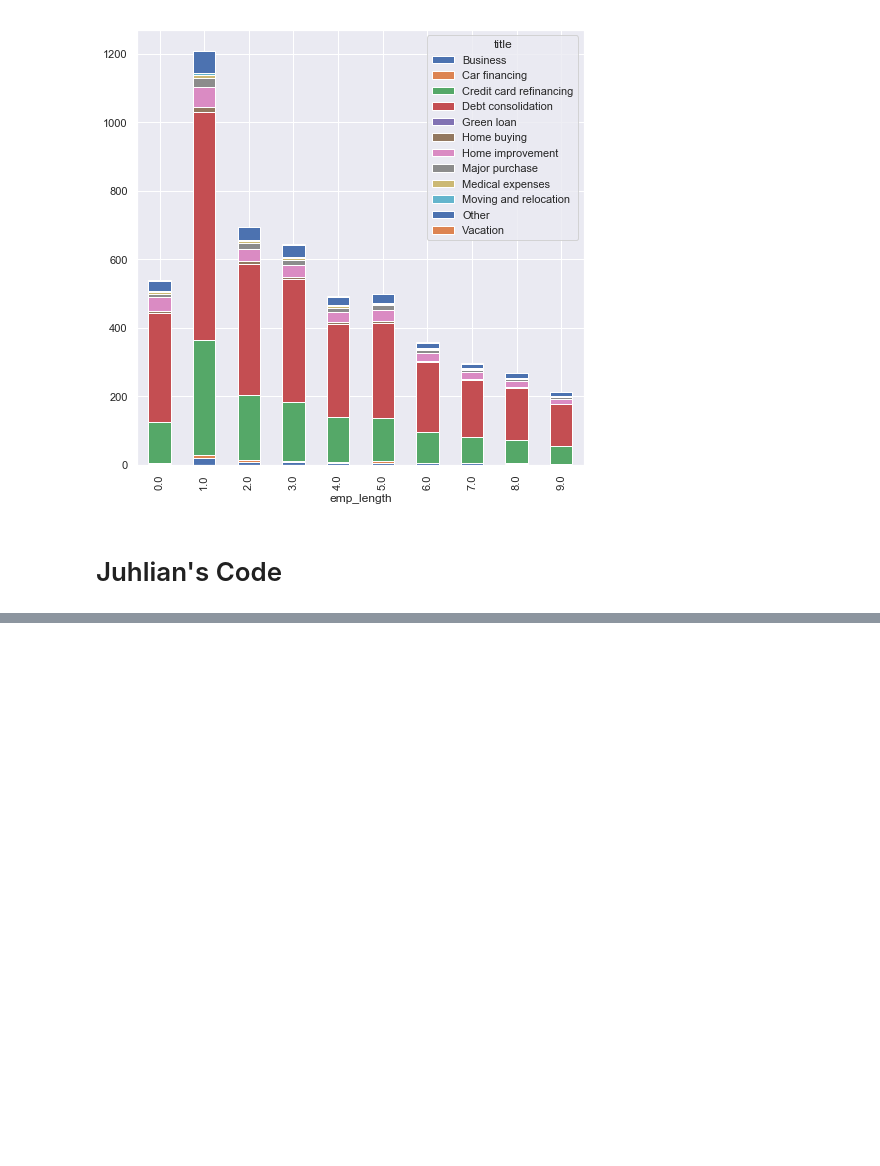
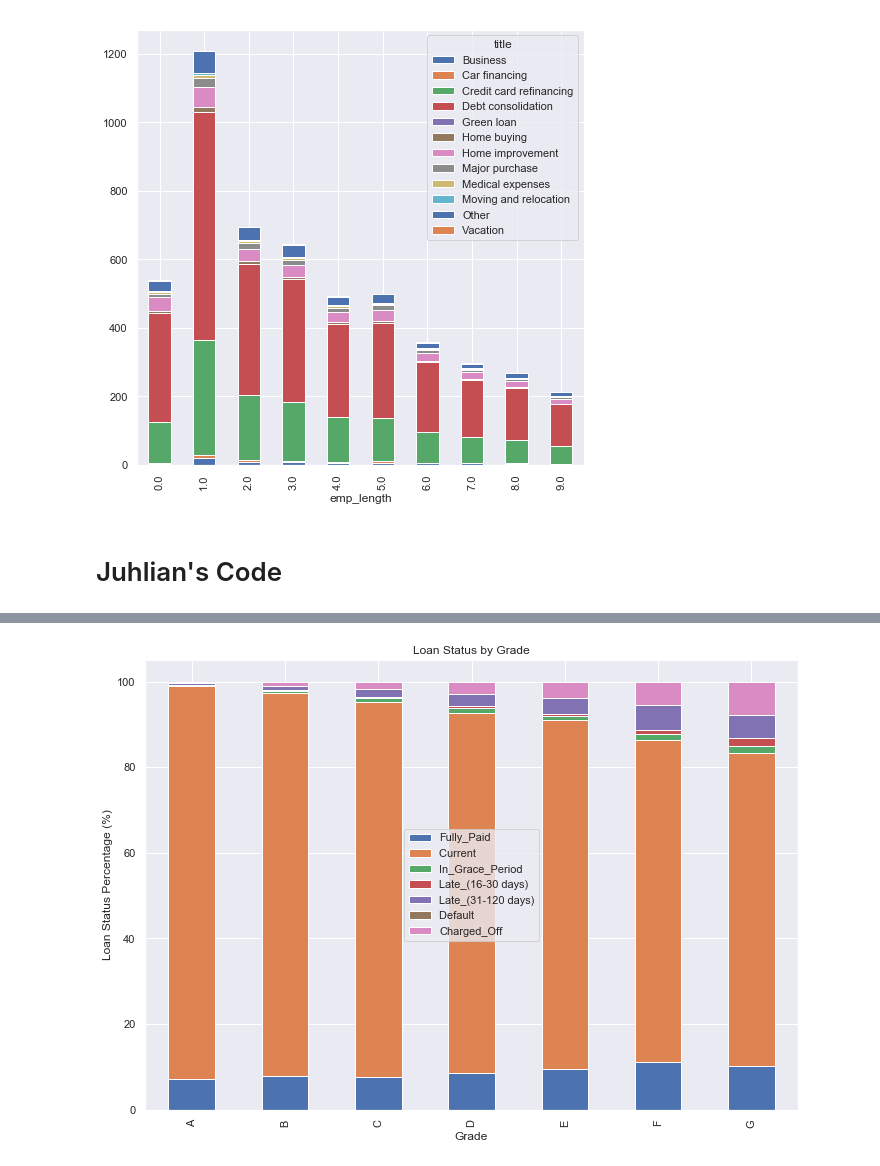
Before and after one commit to Ironbark427/Team-1, a Jupyter notebook: Final Notebook.ipynb, the cells around one changed output, grey strips where cells are left out. Cells and saved outputs as stored; diff of their text form; code cells hidden in the pictures; blank space fills up the shorter version.

```diff
--- a/Final Notebook.ipynb
+++ b/Final Notebook.ipynb
@@ -471,3 +472,18 @@ ct.plot(kind="bar",
 [figure]
 # %% [markdown]
 # Juhlian's Code
+# %%
+# Start Juhlian Code. Create cross table of DLQ data
+Percent_table=pd.crosstab(mike_df.grade, mike_df.loan_status, values=mike_df.rd_loan_amnt, aggfunc='count').round(0)
+Percent_table["Default"] = Percent_table["Default"].fillna(0)
+# %%
+# Create grand total and percentage columns
+Percent_table['Grand Total'] = Percent_table["Charged Off"] + Percent_table["Current"]+ Percent_table["Default"]+Percent_table["Fully Paid"]+Percent_table["In Grace Period"]+Percent_table["Late (16-30 days)"]+Percent_table["Late (31-120 days)"]
+Percent_table["Charged_Off"] = Percent_table["Charged Off"]/Percent_table["Grand Total"]*100
+Percent_table["Current "] = Percent_table["Current"]/Percent_table["Grand Total"]*100
+Percent_table["Default "] = Percent_table["Default"]/Percent_table["Grand Total"]*100
+Percent_table["Fully_Paid"] = Percent_table["Fully Paid"]/Percent_table["Grand Total"]*100
+Percent_table["In_Grace_Period"] = Percent_table["In Grace Period"]/Percent_table["Grand Total"]*100
+Percent_table["Late_(16-30 days)"] = Percent_table["Late (16-30 days)"]/Percent_table["Grand Total"]*100
+Percent_table["Late_(31-120 days)"] = Percent_table["Late (31-120 days)"]/Percent_table["Grand Total"]*100
+Percent_table
@@ -473,0 +500,14 @@ ct.plot(kind="bar",
+# %%
+# Columns for dataframe using only the percentage columns created
+col = ["Fully_Paid","Current ","In_Grace_Period","Late_(16-30 days)","Late_(31-120 days)","Default ","Charged_Off"]
+Percent_Final = Percent_table[col]
+# %%
+# plot Percent final table
+Percent_Final.plot(kind='bar',stacked=True)
+plt.legend(loc="center")
+plt.title("Loan Status by Grade")
+plt.ylabel("Loan Status Percentage (%)")
+plt.xlabel("Grade")
+plt.savefig("images/loan Status by Grade 100% Stacked Bar Chart.png")
+# %% [output]
+[figure, added]
```
Also changed, not shown: parts of 82 cells of this notebook, 22 other files.
